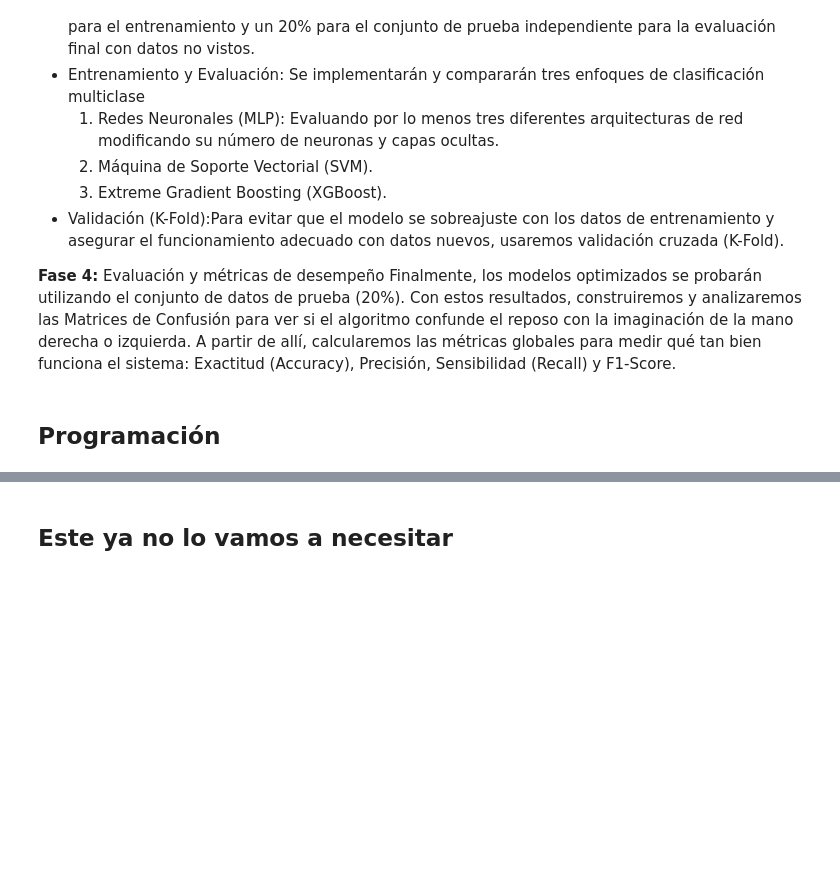
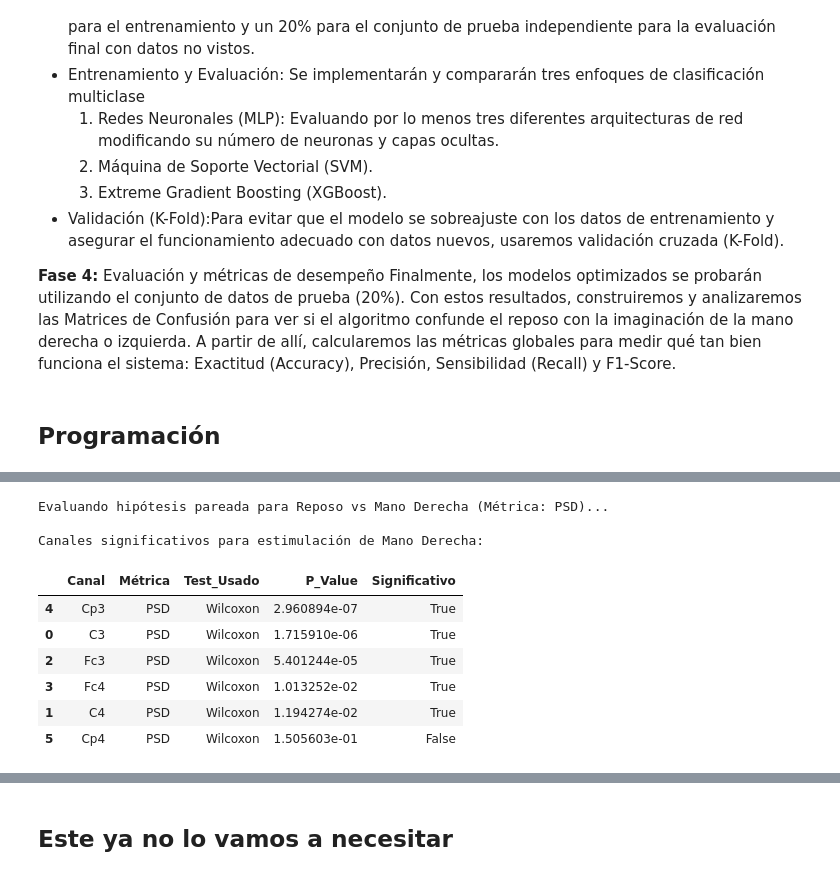
Before and after one commit to PaulaCCano/lab_Biosenales, a Jupyter notebook: proyecto_2.ipynb, the cells around one changed output, grey strips where cells are left out. Cells and saved outputs as stored; diff of their text form; code cells hidden in the pictures; blank space fills up the shorter version.

```diff
--- a/proyecto_2.ipynb
+++ b/proyecto_2.ipynb
@@ -292,0 +421,18 @@ Métrica: PLV_C3_C4
+# %%
+# Comparación 1: Reposo vs Imaginería Mano Derecha en la Potencia (PSD)
+der_psd = validar_hipotesis_proyecto2(df_bci, 'Reposo', 'Mano Derecha', metrica='PSD')
+
+# Ver los canales donde la diferencia sí fue estadísticamente significativa para la mano derecha
+print("\nCanales significativos para estimulación de Mano Derecha:")
+der_psd.sort_values(by='P_Value', ascending=True)
+# %% [output]
+Evaluando hipótesis pareada para Reposo vs Mano Derecha (Métrica: PSD)...
+
+Canales significativos para estimulación de Mano Derecha:
+|  | Canal | Métrica | Test_Usado | P_Value | Significativo |
+| 4 | Cp3 | PSD | Wilcoxon | 2.960894e-07 | True |
+| 0 | C3 | PSD | Wilcoxon | 1.715910e-06 | True |
+| 2 | Fc3 | PSD | Wilcoxon | 5.401244e-05 | True |
+| 3 | Fc4 | PSD | Wilcoxon | 1.013252e-02 | True |
+| 1 | C4 | PSD | Wilcoxon | 1.194274e-02 | True |
+| 5 | Cp4 | PSD | Wilcoxon | 1.505603e-01 | False |
```
Also changed, not shown: parts of 20 cells of this notebook.
